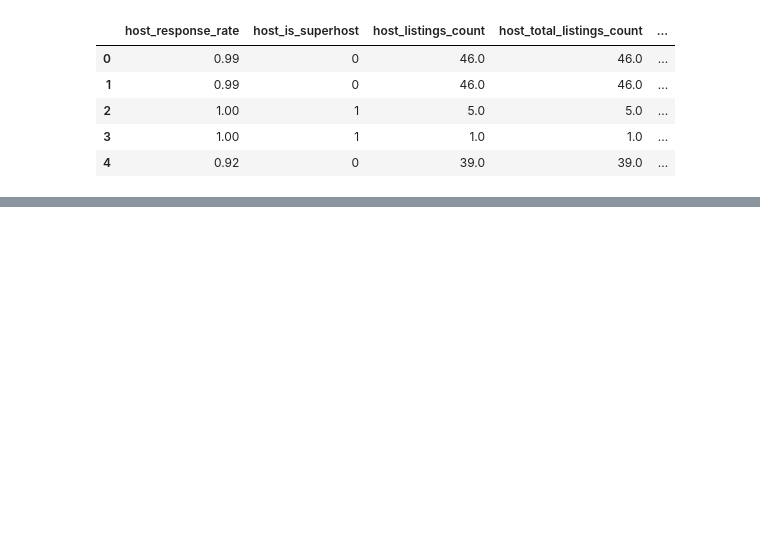
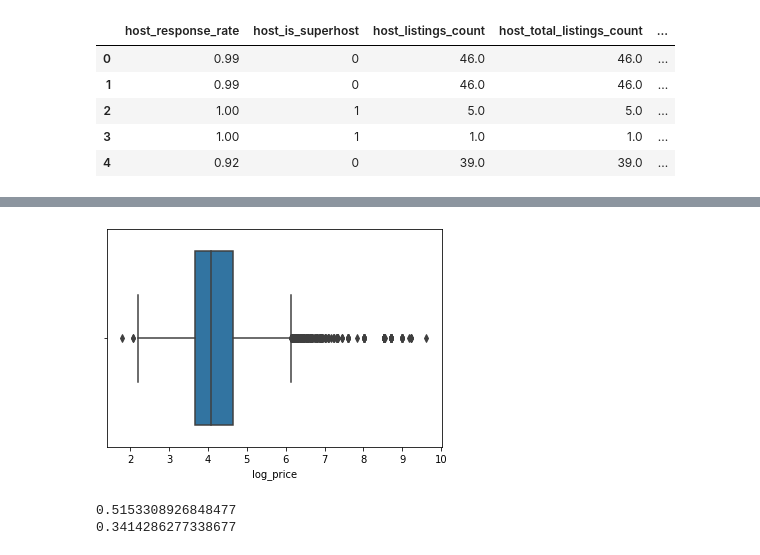
Before and after one commit to data-guild/airbnb-ml, a Jupyter notebook: notebooks/airbnb-bacelona-cindy.ipynb, the cells around one changed output, grey strips where cells are left out. Saved outputs shown, nothing was run; the diff lists cells and outputs as text; code cells hidden in the pictures; blank space fills up the shorter version.

```diff
--- a/notebooks/airbnb-bacelona-cindy.ipynb
+++ b/notebooks/airbnb-bacelona-cindy.ipynb
@@ -206,0 +280,4 @@ decision_tree_training(X_train_sig_price, X_test_sig_price, y_train_sig_price, y
+# %%
+ax = sns.boxplot(x=rating_price["log_price"])
+# %% [output]
+[figure, added]
@@ -206,0 +288,18 @@ decision_tree_training(X_train_sig_price, X_test_sig_price, y_train_sig_price, y
+# %%
+norm_price_y = norm_price_training_df["price"]
+norm_price_X = norm_price_training_df.copy().drop(["price"], axis=1)
+
+X_train_norm_price, X_test_norm_price, y_train_norm_price, y_test_norm_price = train_test_split(norm_price_X,
+                                                    norm_price_y,
+                                                    random_state=42,
+                                                    test_size=0.2)
+decision_tree_training(X_train_norm_price, X_test_norm_price, y_train_norm_price, y_test_norm_price)
+# sig_X_price = trans.get_sig_columns(price_X, price_y)
+# X_train_sig_price, X_test_sig_price, y_train_sig_price, y_test_sig_price = train_test_split(sig_X_price,
+#                                                     price_y,
+#                                                     random_state=42,
+#                                                     test_size=0.2)
+# decision_tree_training(X_train_sig_price, X_test_sig_price, y_train_sig_price, y_test_sig_price)
+# %% [output]
+0.5153308926848477
+0.3414286277338677
```
Also changed, not shown: parts of 44 cells of this notebook, 1 other file.
